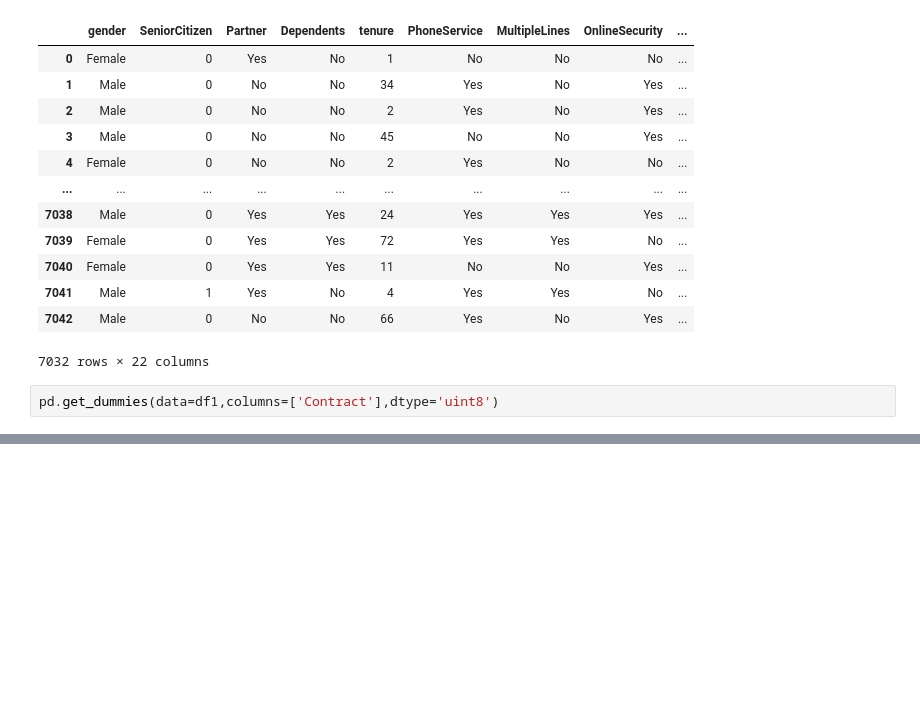
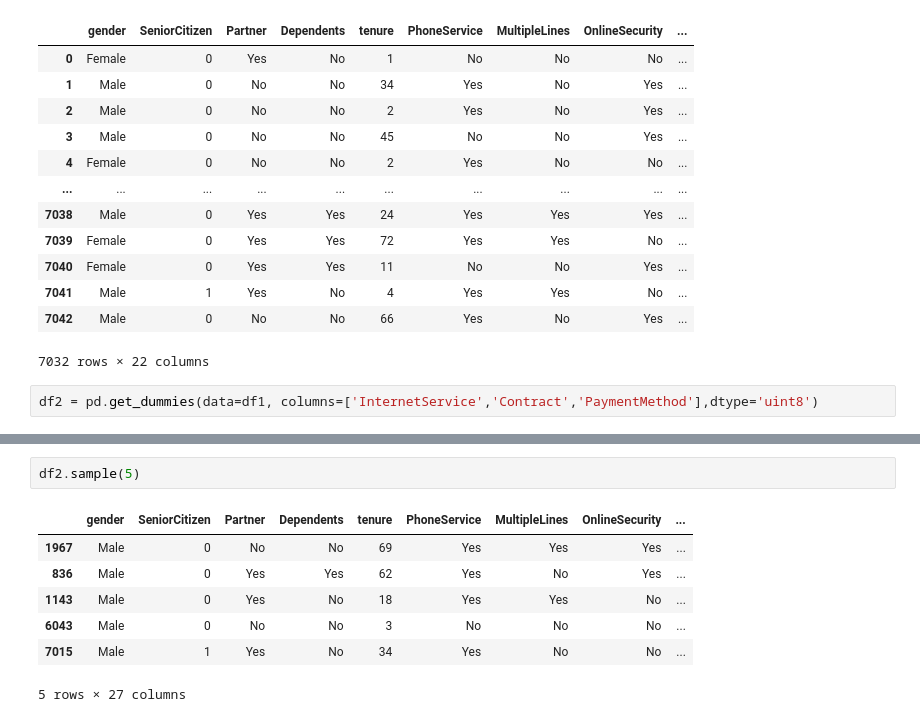
Before and after one commit to gulshan0201/ANN_Project, a Jupyter notebook: main.ipynb, the cells around one changed output, grey strips where cells are left out. Cells and saved outputs as stored; diff of their text form; blank space fills up the shorter version.

```diff
--- a/main.ipynb
+++ b/main.ipynb
@@ -310,4 +310,4 @@ pd.get_dummies(data=df1,columns=['InternetService'],dtype='uint8')
 | 7042 | Male | 0 | No | No | 66 | Yes | No | Yes | ... |
 7032 rows × 22 columns
 # %%
-pd.get_dummies(data=df1,columns=['Contract'],dtype='uint8')
+df2 = pd.get_dummies(data=df1, columns=['InternetService','Contract','PaymentMethod'],dtype='uint8')
@@ -336,0 +327,10 @@ Index(['gender', 'SeniorCitizen', 'Partner', 'Dependents', 'tenure',
+# %%
+df2.sample(5)
+# %% [output]
+|  | gender | SeniorCitizen | Partner | Dependents | tenure | PhoneService | MultipleLines | OnlineSecurity | ... |
+| 1967 | Male | 0 | No | No | 69 | Yes | Yes | Yes | ... |
+| 836 | Male | 0 | Yes | Yes | 62 | Yes | No | Yes | ... |
+| 1143 | Male | 0 | Yes | No | 18 | Yes | Yes | No | ... |
+| 6043 | Male | 0 | No | No | 3 | No | No | No | ... |
+| 7015 | Male | 1 | Yes | No | 34 | Yes | No | No | ... |
+5 rows × 27 columns
```
Also changed, not shown: parts of 6 cells of this notebook.
